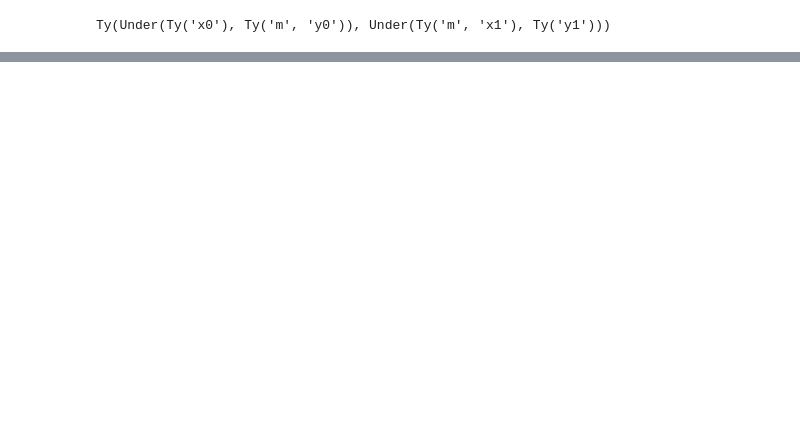
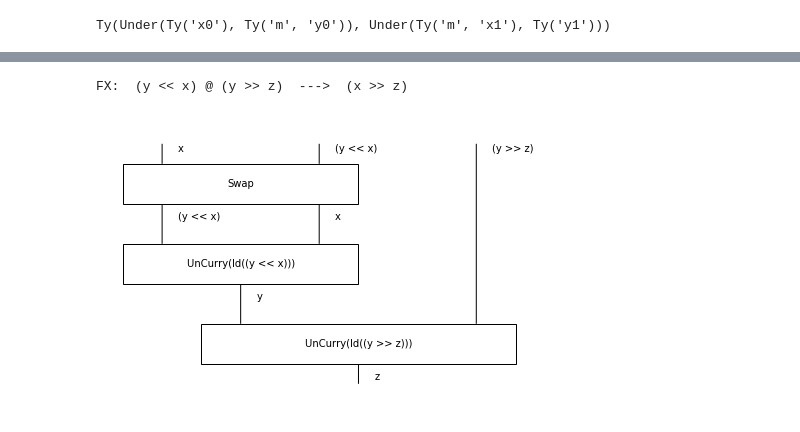
Before and after one commit to cnm13ryan/discopy, a Jupyter notebook: docs/notebooks/biclosed.ipynb, the cells around one changed output, grey strips where cells are left out. Cells and saved outputs as stored; diff of their text form; code cells hidden in the pictures; blank space fills up the shorter version.

```diff
--- a/docs/notebooks/biclosed.ipynb
+++ b/docs/notebooks/biclosed.ipynb
@@ -94,0 +207,8 @@ tree2diagram(to_tree(lens)).draw()
+# %%
+proofFX = (Swap(x, y << x) >> BA(x, y)) @ Id(y >> z) >> FA(y, z)
+FX = Curry(proofFX, left=True)
+print('FX: ', FX.dom, ' ---> ', FX.cod)
+proofFX.draw()
+# %% [output]
+FX:  (y << x) @ (y >> z)  --->  (x >> z)
+[figure, added]
```
Also changed, not shown: parts of 14 cells of this notebook.
